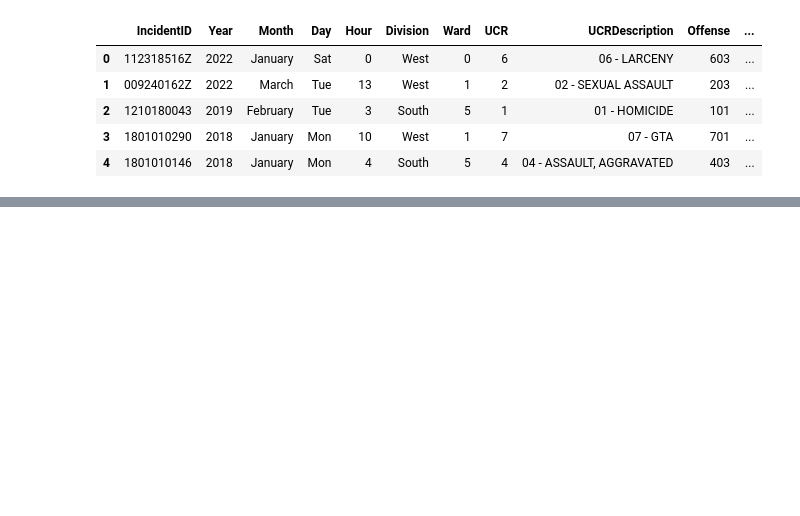
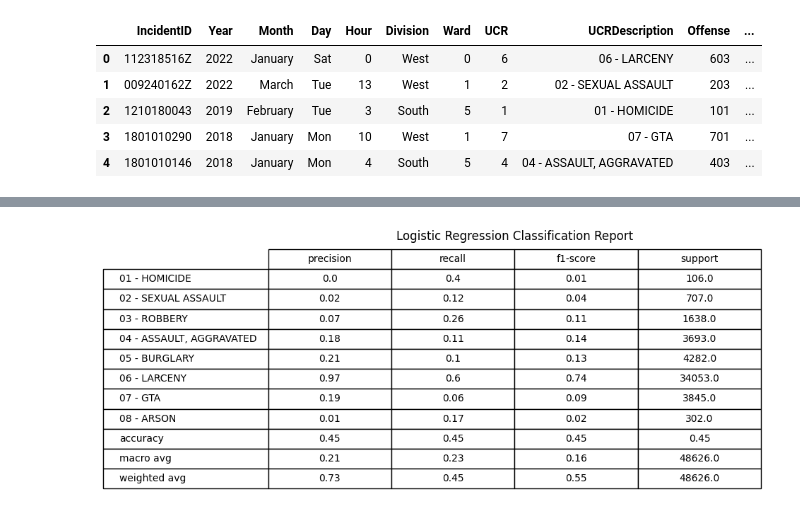
Before and after one commit to viswakaruturi/tucson-crime-insights, a Jupyter notebook: notebooks/03_classification.ipynb, the cells around one changed output, grey strips where cells are left out. Saved outputs shown, nothing was run; the diff lists cells and outputs as text; code cells hidden in the pictures; blank space fills up the shorter version.

Commit message:
classification & streamlit

```diff
--- a/notebooks/03_classification.ipynb
+++ b/notebooks/03_classification.ipynb
@@ -29,0 +113,16 @@ df = pd.get_dummies(df_load, columns=['Division', 'CallSource', 'Ward', 'Month',
+# %%
+X_train_selected = X_train[selected_features]
+X_test_selected = X_test[selected_features]
+# %%
+scaler = StandardScaler()
+X_train_scaled = scaler.fit_transform(X_train_selected)
+X_test_scaled = scaler.transform(X_test_selected)
+# %%
+# Multinomial Logistic Regression
+
+lr_model = LogisticRegression(solver = 'lbfgs', max_iter = 1000, random_state = 42, class_weight = 'balanced')
+lr_model.fit(X_train_scaled, y_train)
+lr_predictions = lr_model.predict(X_test_scaled)
+
+lr_report = classification_report(y_test, lr_predictions, target_names = le.classes_)
+print(lr_report)
@@ -29,0 +144,20 @@ df = pd.get_dummies(df_load, columns=['Division', 'CallSource', 'Ward', 'Month',
+# %%
+lr_report_dict = classification_report(y_test, lr_predictions, target_names = le.classes_, output_dict = True)
+lr_report_df = pd.DataFrame(lr_report_dict).transpose()
+
+fig, ax = plt.subplots(figsize = (10, 4))
+ax.axis("off")
+table = ax.table(cellText = lr_report_df.round(2).values,
+                 rowLabels = lr_report_df.index,
+                 colLabels = lr_report_df.columns,
+                 loc = "center",
+                 cellLoc = "center")
+table.auto_set_font_size(False)
+table.set_fontsize(10)
+table.scale(1.2, 1.5)
+plt.title("Logistic Regression Classification Report")
+plt.tight_layout()
+plt.savefig("../results/03/lr_classification_report.png", dpi = 150, bbox_inches = "tight")
+plt.show()
+# %% [output]
+[figure, added]
```
Also changed, not shown: parts of 27 cells of this notebook, 18 other files.
